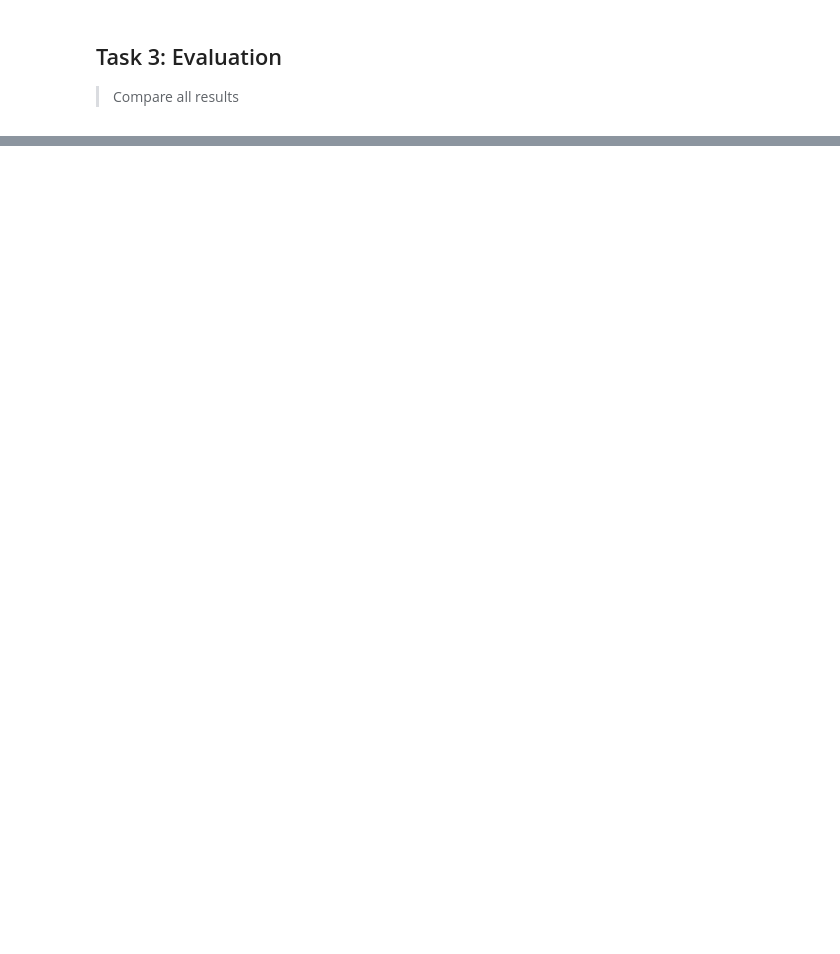
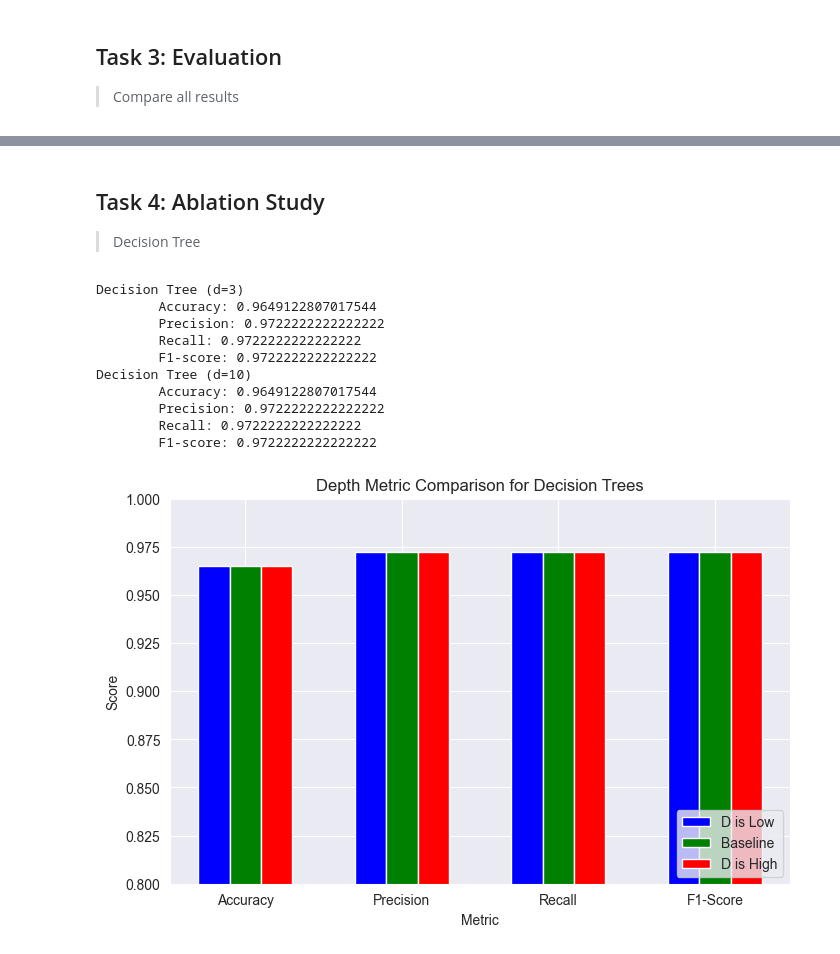
Before and after one commit to dlg1206/ICS-635, a Jupyter notebook: assignment1/assignment1.ipynb, the cells around one changed output, grey strips where cells are left out. Cells and saved outputs as stored; diff of their text form; code cells hidden in the pictures; blank space fills up the shorter version.

```diff
--- a/assignment1/assignment1.ipynb
+++ b/assignment1/assignment1.ipynb
@@ -195,0 +269,64 @@ plt.show()
+# %% [markdown]
+## Task 4: Ablation Study
+> Decision Tree
+# %%
+# Case 1: depth is low
+MAX_DEPTH = 3
+dtc = DecisionTreeClassifier(max_depth=MAX_DEPTH)
+dtc.fit(x_train_data, y_train_data)
+
+# print metrics
+dt3_accuracy, dt3_precision, dt3_recall, dt3_f1 = print_and_save_metrics("Decision Tree (d=3)", dt_y_pred, y_test_data)
+
+# Case 2: depth is high
+MAX_DEPTH = 10
+dtc = DecisionTreeClassifier(max_depth=MAX_DEPTH)
+dtc.fit(x_train_data, y_train_data)
+
+# print metrics
+dt10_accuracy, dt10_precision, dt10_recall, dt10_f1 = print_and_save_metrics("Decision Tree (d=10)", dt_y_pred, y_test_data)
+
+df = pd.DataFrame({
+    'Metric': ["Accuracy", "Precision", "Recall", "F1-Score"],
+    '3': [dt3_accuracy, dt3_precision, dt3_recall, dt3_f1],
+    '5': [dt_accuracy, dt_precision, dt_recall, dt_f1],
+    '10': [dt10_accuracy, dt10_precision, dt10_recall, dt10_f1]
+})
+
+# config bars
+x = np.arange(len(df['Metric']))
+width = 0.2
+
+# create fig
+fig, ax = plt.subplots(figsize=(8, 5))
+
+# group bars together
+ax.bar(x - width, df['3'], width, label='D is Low', color='b')
+ax.bar(x, df['5'], width, label='Baseline', color='g')
+ax.bar(x + width, df['10'], width, label='D is High', color='r')
+
+# set y so can see changes
+plt.gca().set_ylim(0.8, 1)
+
+# label graph
+ax.set_xlabel("Metric")
+ax.set_ylabel("Score")
+ax.set_title("Depth Metric Comparison for Decision Trees")
+ax.set_xticks(x)
+ax.set_xticklabels(df['Metric'])
+ax.legend().set_loc("lower right")
+
+# Show plot
+plt.show()
+# %% [output]
+Decision Tree (d=3)
+        Accuracy: 0.9649122807017544
+        Precision: 0.9722222222222222
+        Recall: 0.9722222222222222
+        F1-score: 0.9722222222222222
+Decision Tree (d=10)
+        Accuracy: 0.9649122807017544
+        Precision: 0.9722222222222222
+        Recall: 0.9722222222222222
+        F1-score: 0.9722222222222222
+[figure, added]
```
Also changed, not shown: parts of 8 cells of this notebook.
